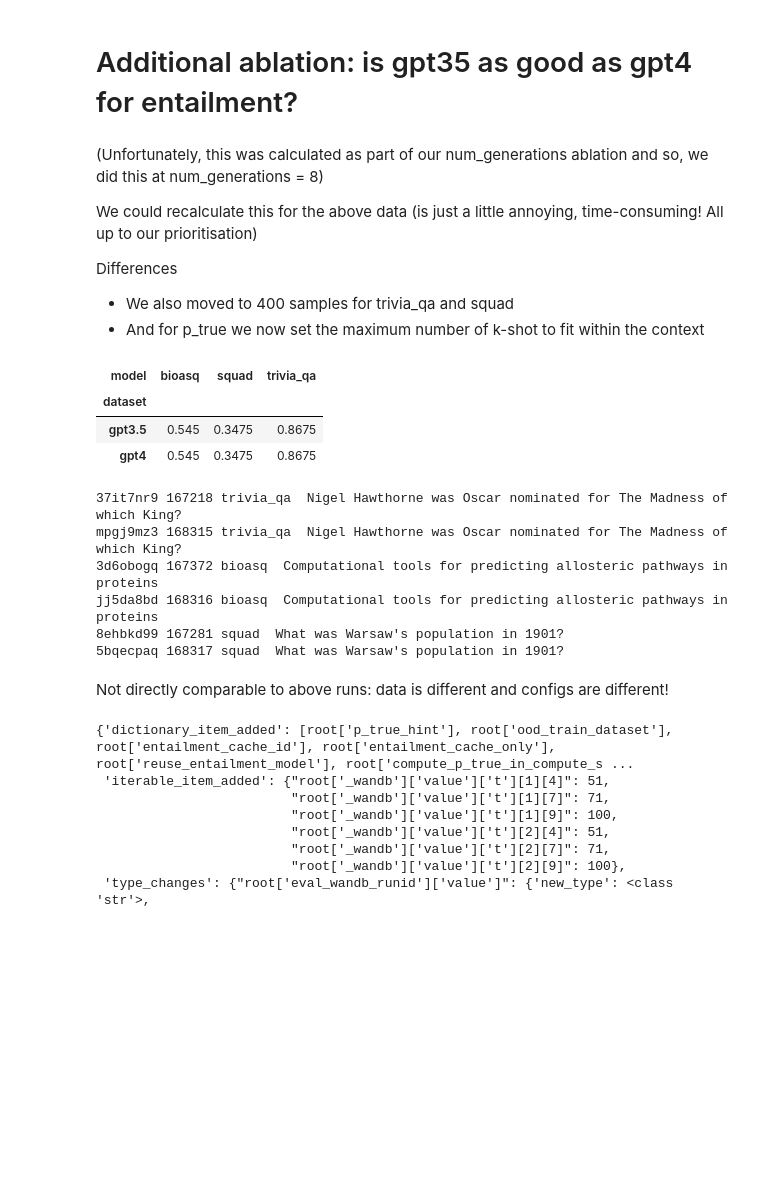
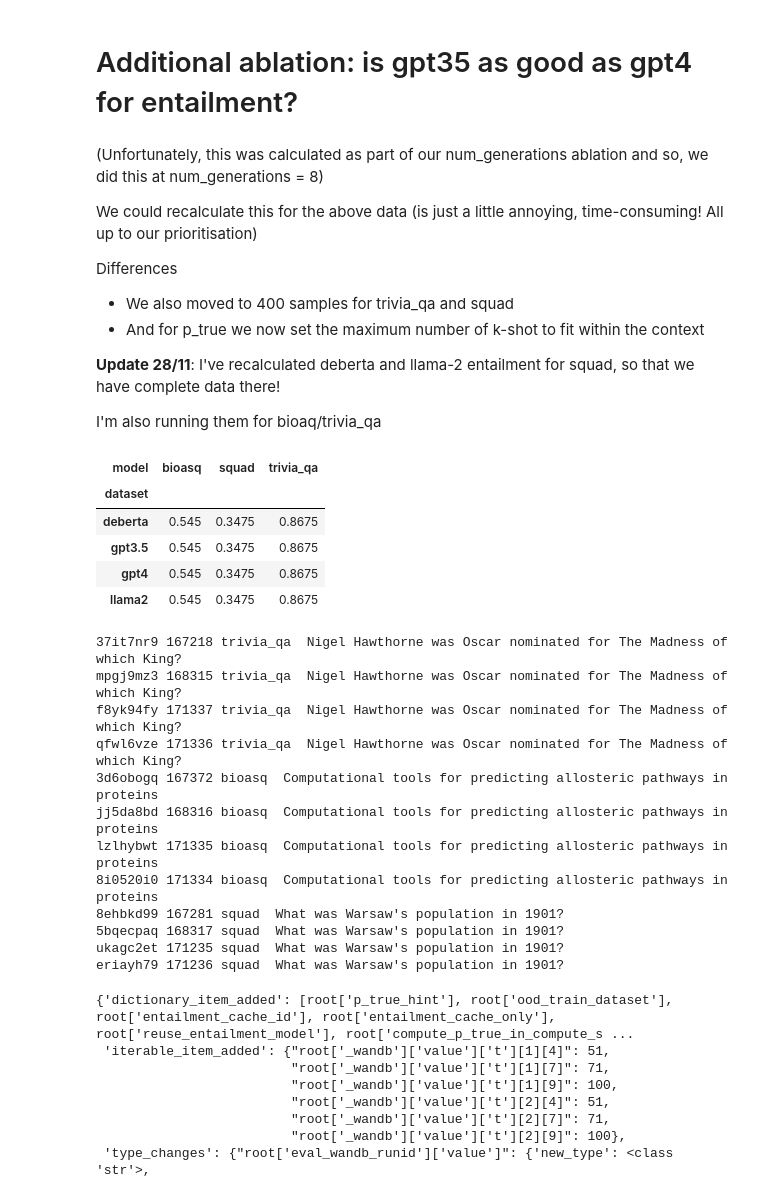
Before and after one commit to JThh/long_hallucinations, a Jupyter notebook: notebooks/paper_evals/23-11-28-sentence-entailment-ablation.ipynb, the cells around one changed output. Cells and saved outputs as stored; diff of their text form; code cells hidden in the pictures; blank space fills up the shorter version.

```diff
--- a/notebooks/paper_evals/23-11-28-sentence-entailment-ablation.ipynb
+++ b/notebooks/paper_evals/23-11-28-sentence-entailment-ablation.ipynb
@@ -234,45 +234,65 @@ Differences
 
 * We also moved to 400 samples for trivia_qa and squad
 * And for p_true we now set the maximum number of k-shot to fit within the context
+
+**Update 28/11**: I've recalculated deberta and llama-2 entailment for squad, so that we have complete data there!
+
+I'm also running them for bioaq/trivia_qa
 # %%
 
 # Additional ablation at 8 generations to check if gpt35 is as good as gpt4
 gpt_runs = {
     '37it7nr9': 'trivia_qa-gpt4',
     'mpgj9mz3': 'trivia_qa-gpt3.5',
+    'f8yk94fy': 'trivia_qa-deberta',
+    'qfwl6vze': 'trivia_qa-llama2',
+
     '3d6obogq': 'bioasq-gpt4',
     'jj5da8bd': 'bioasq-gpt3.5',
+    'lzlhybwt': 'bioasq-deberta',
+    '8i0520i0': 'bioasq-llama2',
+
     '8ehbkd99': 'squad-gpt4',
     '5bqecpaq': 'squad-gpt3.5',
+    'ukagc2et': 'squad-deberta',
+    'eriayh79': 'squad-llama2',
+
+    # ignore the gpt4-turbo runs
     # 'rvwyfqfy': 'bioasq-gpt4t',
     # 'ogqt6jkk': 'squad-gpt4t',
     # '64apxuf6': 'trivia_qa-gpt4t',
 
 }
 
 gpt_configs, gpt_results = {}, {}
 
 for wandb_id in gpt_runs:
     gpt_results[wandb_id], gpt_configs[wandb_id] = restore_file(wandb_id)
 
 gpt_perfdf, gpt_pdfs, gpt_all_runs = get_perf_df(gpt_runs, gpt_results)
 gpt_all_runs['model'] = gpt_all_runs.run.map(lambda x: x.split('-')[1])
 gpt_all_runs['dataset'] = gpt_all_runs.run.map(lambda x: x.split('-')[0])
 
 check_first_item(gpt_configs)
 # %% [output]
 | model | bioasq | squad | trivia_qa |
 | dataset |  |  |  |
+| deberta | 0.545 | 0.3475 | 0.8675 |
 | gpt3.5 | 0.545 | 0.3475 | 0.8675 |
 | gpt4 | 0.545 | 0.3475 | 0.8675 |
+| llama2 | 0.545 | 0.3475 | 0.8675 |
 37it7nr9 167218 trivia_qa  Nigel Hawthorne was Oscar nominated for The Madness of which King?
 mpgj9mz3 168315 trivia_qa  Nigel Hawthorne was Oscar nominated for The Madness of which King?
+f8yk94fy 171337 trivia_qa  Nigel Hawthorne was Oscar nominated for The Madness of which King?
+qfwl6vze 171336 trivia_qa  Nigel Hawthorne was Oscar nominated for The Madness of which King?
 3d6obogq 167372 bioasq  Computational tools for predicting allosteric pathways in proteins
 jj5da8bd 168316 bioasq  Computational tools for predicting allosteric pathways in proteins
+lzlhybwt 171335 bioasq  Computational tools for predicting allosteric pathways in proteins
+8i0520i0 171334 bioasq  Computational tools for predicting allosteric pathways in proteins
 8ehbkd99 167281 squad  What was Warsaw's population in 1901?
 5bqecpaq 168317 squad  What was Warsaw's population in 1901?
+ukagc2et 171235 squad  What was Warsaw's population in 1901?
+eriayh79 171236 squad  What was Warsaw's population in 1901?
-# %% [markdown]
-Not directly comparable to above runs: data is different and configs are different!
 # %%
 pprint(DeepDiff(all_configs['e0z3555u'], gpt_configs['8ehbkd99'], ))
 # %% [output]
```
Also changed, not shown: parts of 9 cells of this notebook, 5 other files.
